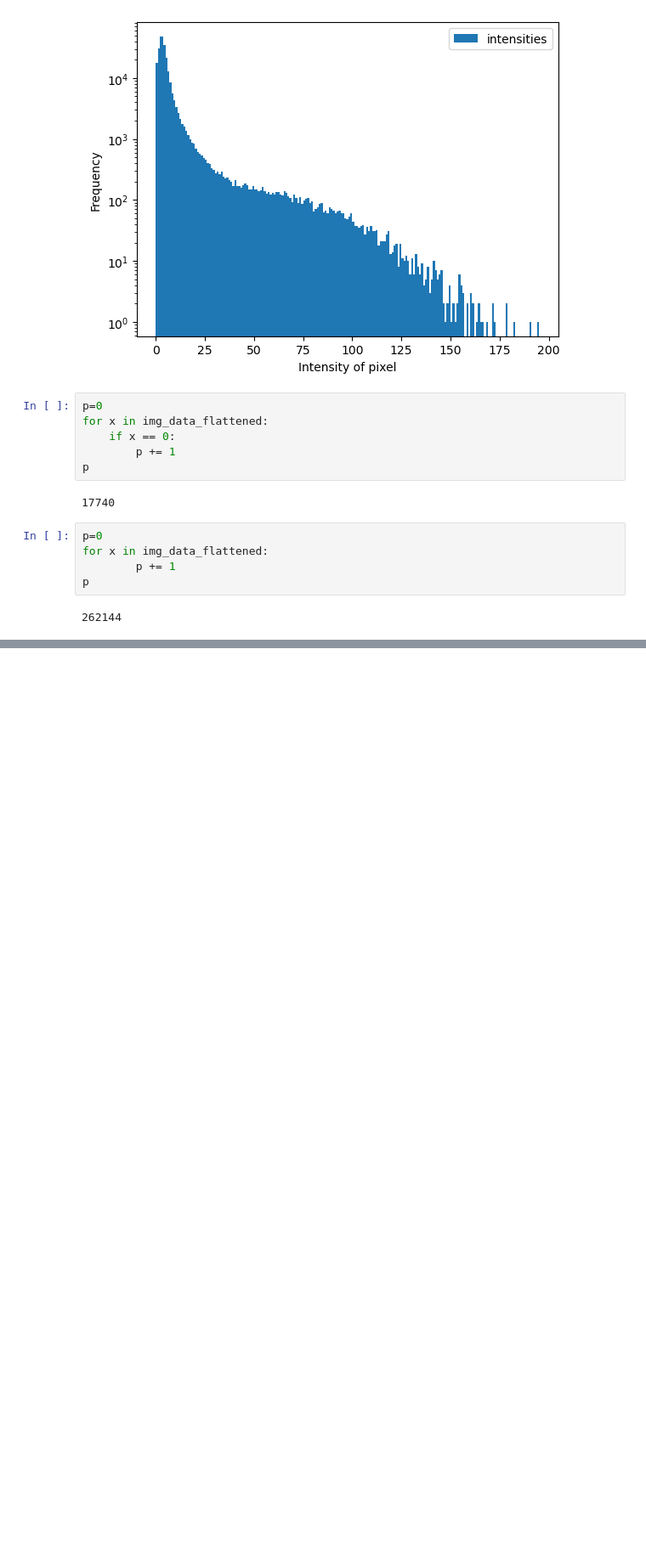
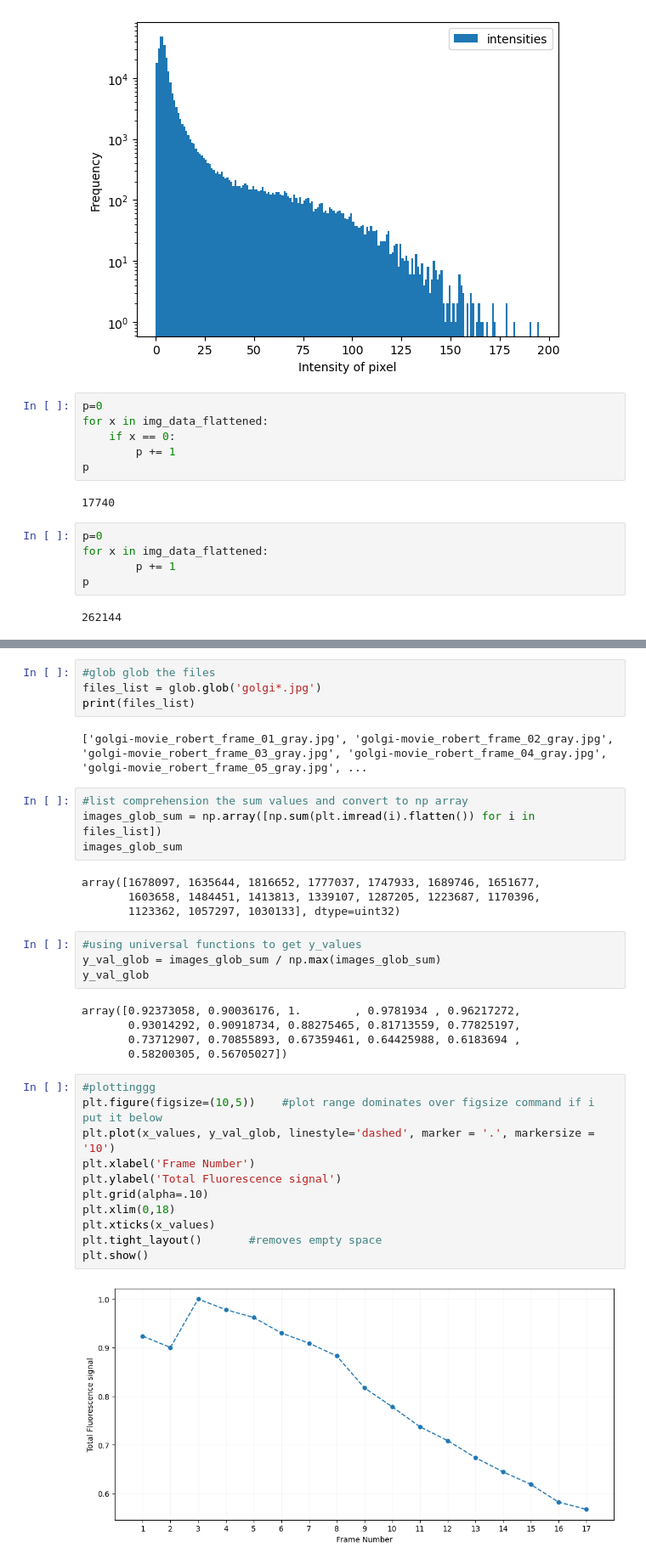
Before and after one commit to SPS-SP2273/learning-portfolio-karelleewx, a Jupyter notebook: nay.ipynb, the cells around one changed output, grey strips where cells are left out. Shown at 85% size. Drawn from its saved outputs; the diff is of its cells as text; blank space fills up the shorter version.

```diff
--- a/E0970397_viva-q0x.ipynb
+++ b/nay.ipynb
@@ -183,0 +171,36 @@ plt.show()
+# %%
+#glob glob the files
+files_list = glob.glob('golgi*.jpg')
+print(files_list)
+# %% [output]
+['golgi-movie_robert_frame_01_gray.jpg', 'golgi-movie_robert_frame_02_gray.jpg', 'golgi-movie_robert_frame_03_gray.jpg', 'golgi-movie_robert_frame_04_gray.jpg', 'golgi-movie_robert_frame_05_gray.jpg', ...
+# %%
+#list comprehension the sum values and convert to np array
+images_glob_sum = np.array([np.sum(plt.imread(i).flatten()) for i in files_list])
+images_glob_sum
+# %% [output]
+array([1678097, 1635644, 1816652, 1777037, 1747933, 1689746, 1651677,
+       1603658, 1484451, 1413813, 1339107, 1287205, 1223687, 1170396,
+       1123362, 1057297, 1030133], dtype=uint32)
+# %%
+#using universal functions to get y_values
+y_val_glob = images_glob_sum / np.max(images_glob_sum)
+y_val_glob
+# %% [output]
+array([0.92373058, 0.90036176, 1.        , 0.9781934 , 0.96217272,
+       0.93014292, 0.90918734, 0.88275465, 0.81713559, 0.77825197,
+       0.73712907, 0.70855893, 0.67359461, 0.64425988, 0.6183694 ,
+       0.58200305, 0.56705027])
+# %%
+#plottinggg
+plt.figure(figsize=(10,5))    #plot range dominates over figsize command if i put it below
+plt.plot(x_values, y_val_glob, linestyle='dashed', marker = '.', markersize = '10')
+plt.xlabel('Frame Number')
+plt.ylabel('Total Fluorescence signal')
+plt.grid(alpha=.10)
+plt.xlim(0,18)
+plt.xticks(x_values)
+plt.tight_layout()       #removes empty space
+plt.show()
+# %% [output]
+[figure, added]
```
Also changed, not shown: parts of 12 cells of this notebook, 1 other file.
